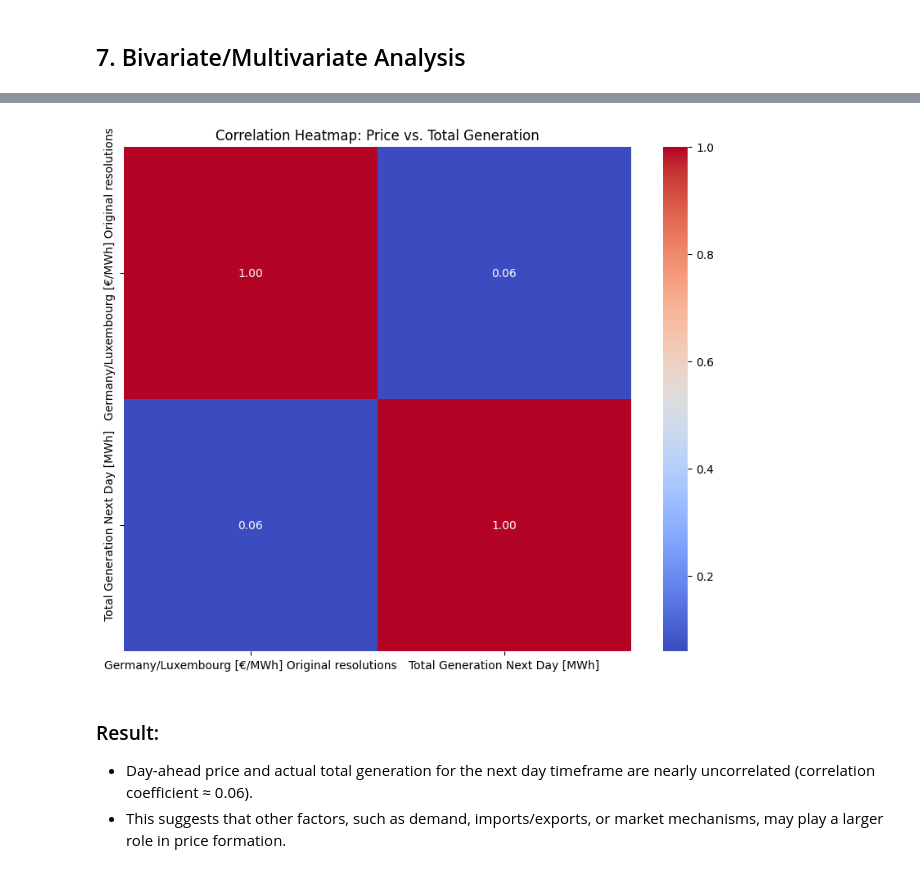
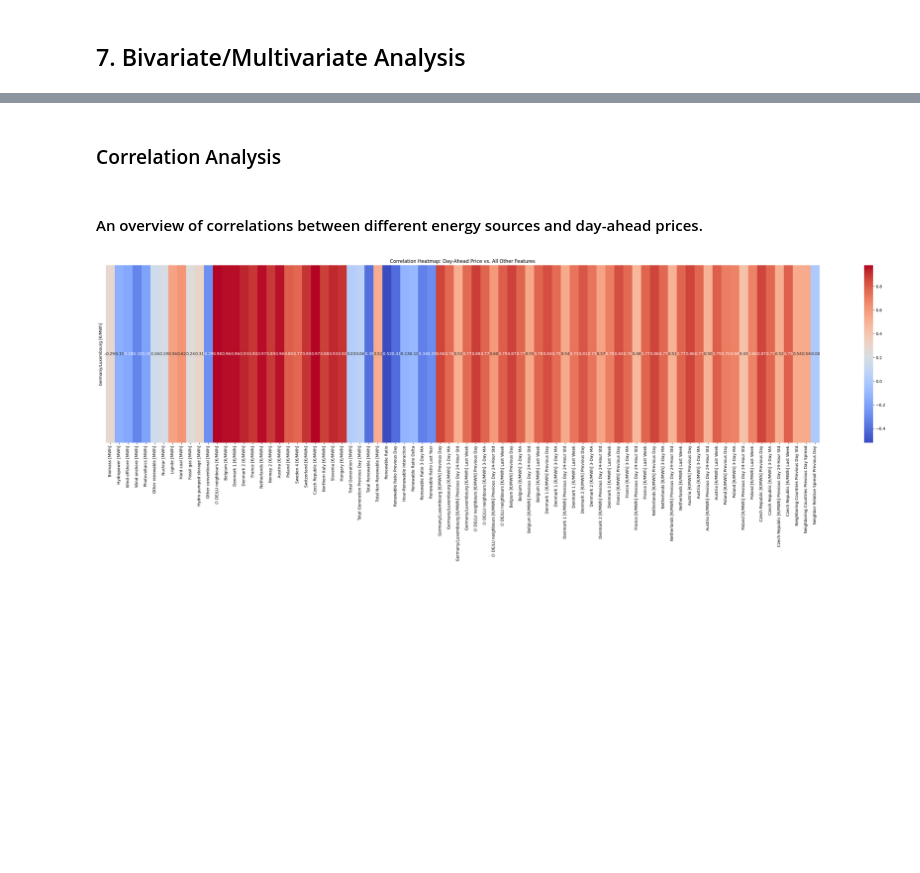
Before and after one commit to Alaeddin-B/german-energy-price-forecasting-mlops, a Jupyter notebook: notebooks/01-EDA.ipynb, the cells around one changed output, grey strips where cells are left out. Saved outputs shown, nothing was run; the diff lists cells and outputs as text; code cells hidden in the pictures; blank space fills up the shorter version.

```diff
--- a/notebooks/01-EDA.ipynb
+++ b/notebooks/01-EDA.ipynb
@@ -483,23 +580,14 @@ plt.show()
-# %%
-# Visualize correlation between next-day total generation and day-ahead price
-# Testing if day-ahead prices predict next-day generation dispatch
-
-# Merge the two datasets on 'Start date' for correlation analysis
-gen_vs_price_df = pd.merge(
-    actual_generation.reset_index()[['Start date', 'Total Generation Next Day [MWh]']],
-    day_ahead_prices.reset_index()[['Start date', 'Germany/Luxembourg [€/MWh] Original resolutions']],
-    on='Start date'
-)
-
-plt.figure(figsize=(10, 8))
-correlation_matrix = gen_vs_price_df[['Germany/Luxembourg [€/MWh] Original resolutions', 'Total Generation Next Day [MWh]']].corr()
-sns.heatmap(correlation_matrix, annot=True, cmap='coolwarm', fmt=".2f")
-plt.title('Correlation Heatmap: Day-Ahead Price vs. Next-Day Generation')
-plt.show()
-# %% [output]
-[figure, removed]
-# %% [markdown]
-### Result:
-
-- Day-ahead price and actual total generation for the next day timeframe are nearly uncorrelated (correlation coefficient ≈ 0.06).
-- This suggests that other factors, such as demand, imports/exports, or market mechanisms, may play a larger role in price formation.
+# %% [markdown]
+### Correlation Analysis
+# %% [markdown]
+#### An overview of correlations between different energy sources and day-ahead prices.
+# %%
+temporal_features_names = ['year', 'season', 'month', 'day_of_week', 'hour', 'public_holiday']
+
+correlation_matrix =gen_and_prices_df.drop(columns=temporal_features_names).corr()[target_col].to_frame().T.drop(columns=target_col)
+plt.figure(figsize=(40, 8))
+sns.heatmap(correlation_matrix, annot=True, cmap='coolwarm', fmt=".2f")
+plt.title('Correlation Heatmap: Day-Ahead Price vs. All Other Features')
+plt.show()
+# %% [output]
+[figure, added]
```
Also changed, not shown: parts of 32 cells of this notebook.
